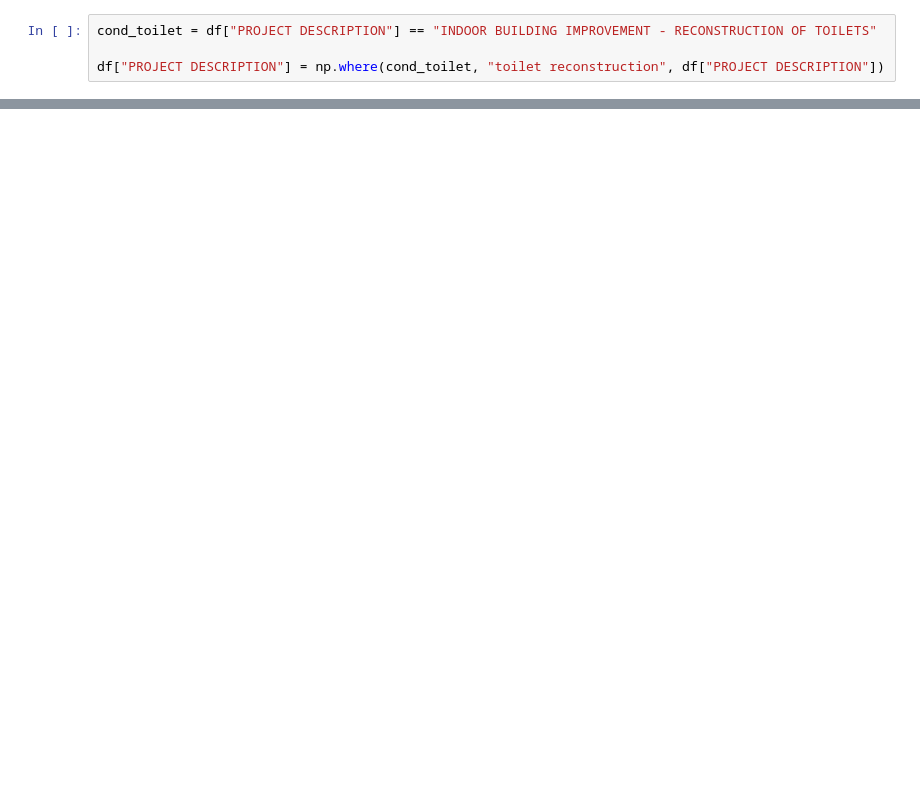
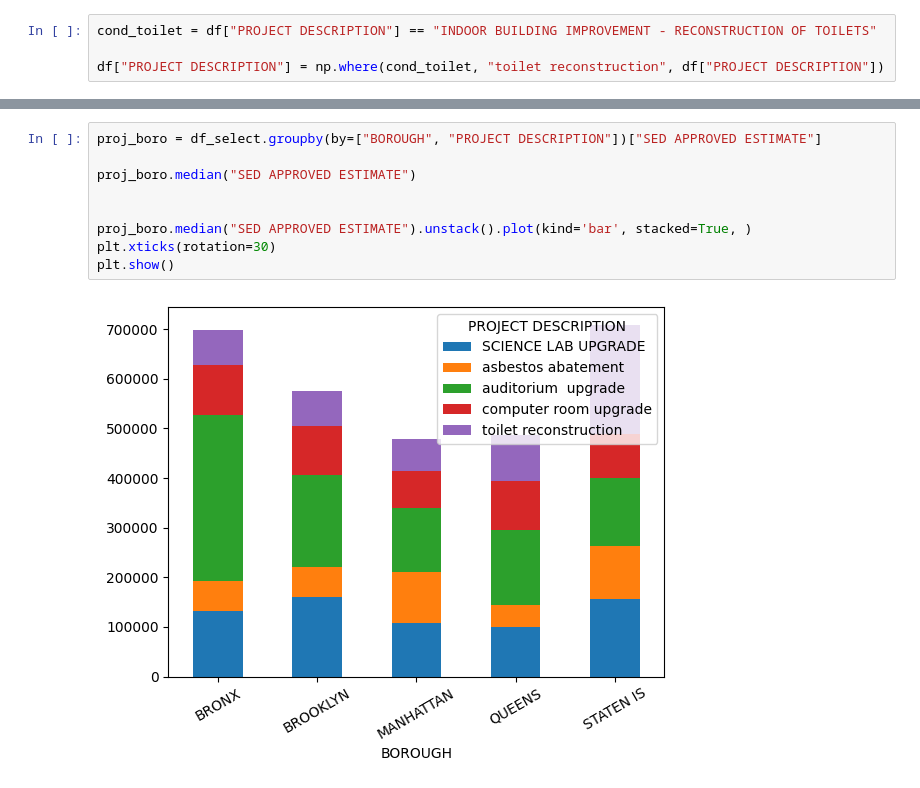
Before and after one commit to NeferaTati/State-Aid-Applications-NYC-, a Jupyter notebook: code/cda.ipynb, the cells around one changed output, grey strips where cells are left out. Drawn from its saved outputs; the diff is of its cells as text; blank space fills up the shorter version.

```diff
--- a/code/cda.ipynb
+++ b/code/cda.ipynb
@@ -104,0 +111,11 @@ NameError: name 'borough' is not defined
+# %%
+proj_boro = df_select.groupby(by=["BOROUGH", "PROJECT DESCRIPTION"])["SED APPROVED ESTIMATE"]
+
+proj_boro.median("SED APPROVED ESTIMATE")
+
+
+proj_boro.median("SED APPROVED ESTIMATE").unstack().plot(kind='bar', stacked=True, )
+plt.xticks(rotation=30)
+plt.show()
+# %% [output]
+[figure, added]
```
Also changed, not shown: parts of 6 cells of this notebook, 1 other file.
